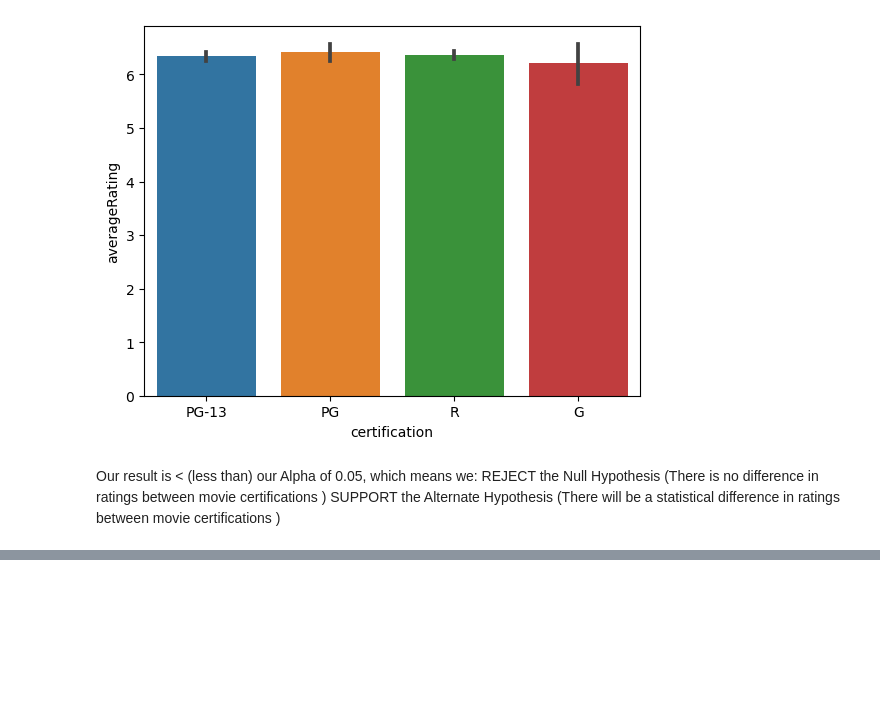
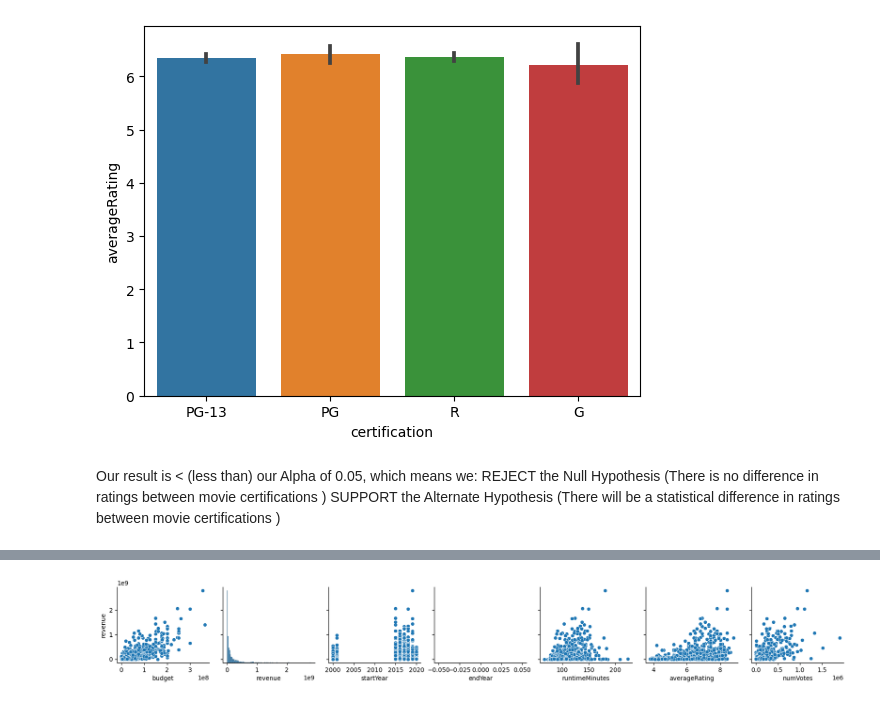
Before and after one commit to JoeBwonKenobi/Movie-Prediction-Project, a Jupyter notebook: Movie_Project_Part_5.ipynb, the cells around one changed output, grey strips where cells are left out. Saved outputs shown, nothing was run; the diff lists cells and outputs as text; code cells hidden in the pictures; blank space fills up the shorter version.

```diff
--- a/Movie_Project_Part_4.ipynb
+++ b/Movie_Project_Part_5.ipynb
@@ -1315,0 +1311,2 @@ SUPPORT the Alternate Hypothesis (There will be a statistical difference in rati
+# %%
+df = anova_no_outliers2
@@ -1315,0 +1350,4 @@ SUPPORT the Alternate Hypothesis (There will be a statistical difference in rati
+# %%
+sns.pairplot(df,y_vars='revenue');
+# %% [output]
+[figure, added]
```
Also changed, not shown: parts of 37 cells of this notebook.
